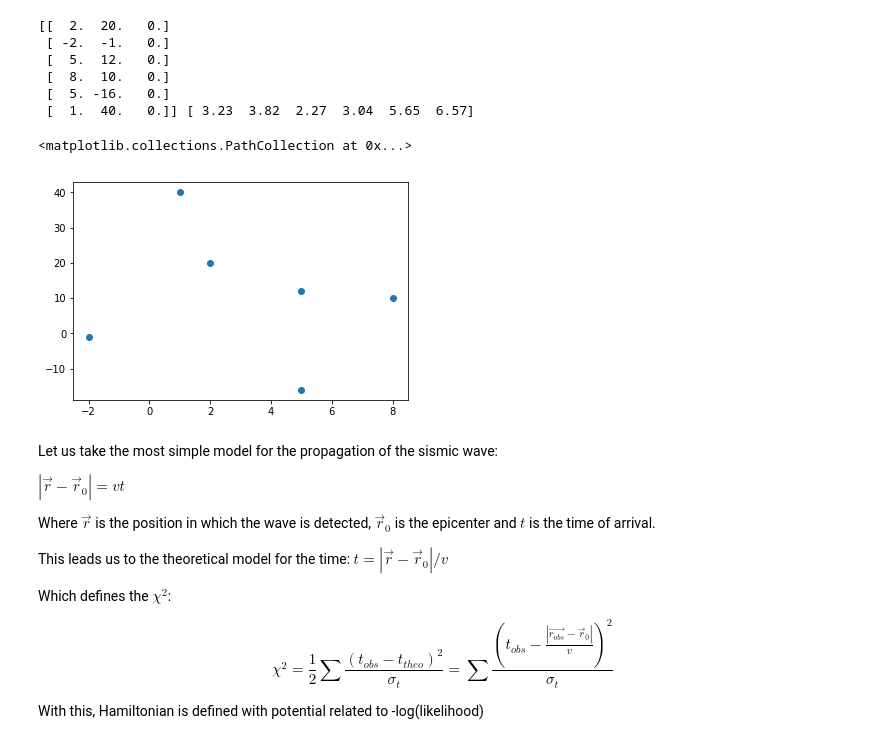
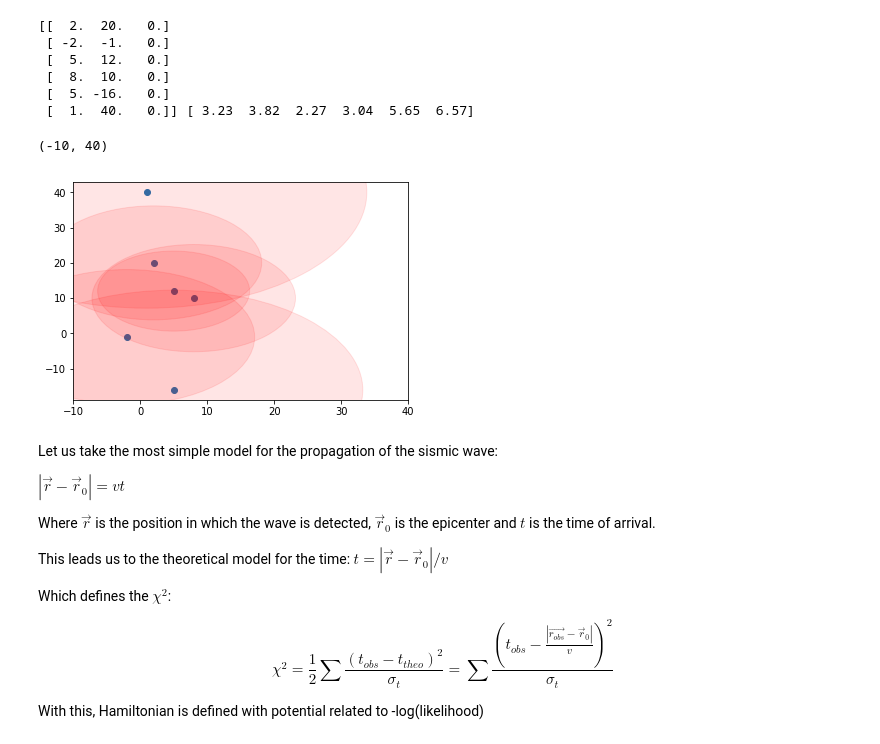
Before and after one commit to jdprada1760/JesusPrada_Ej2, a Jupyter notebook: Sismic_HamiltonianMCMC.ipynb, the cells around one changed output. Drawn from its saved outputs; the diff is of its cells as text; code cells hidden in the pictures.

```diff
--- a/Sismic_HamiltonianMCMC.ipynb
+++ b/Sismic_HamiltonianMCMC.ipynb
@@ -21,15 +21,21 @@ print(R,T)
  [  8.  10.   0.]
  [  5. -16.   0.]
  [  1.  40.   0.]] [ 3.23  3.82  2.27  3.04  5.65  6.57]
-# %%
-scatter(R.T[0],R.T[1])
-# %% [output]
-<matplotlib.collections.PathCollection at 0x...>
-[figure, removed]
 # %%
 # Uncertainty in time, declared velocity
 sigmat = 0.05
-v      = 5
+v      = 5.0
+# %%
+fig, ax = plt.subplots()
+ax.scatter(R.T[0],R.T[1])
+for i in range(6):
+    circle1 = plt.Circle((R[i][0],R[i][1]), v*T[i], color='r',alpha= 0.1)
+    ax.add_artist(circle1)
+#plt.Circle((R-10-[0],R.T[1]), v*T[i], color='r')
+ax.set_xlim(-10,40)
+# %% [output]
+(-10, 40)
+[figure, added]
 # %% [markdown]
 Let us take the most simple model for the propagation of the sismic wave:
 
```
Also changed, not shown: parts of 8 cells of this notebook.
